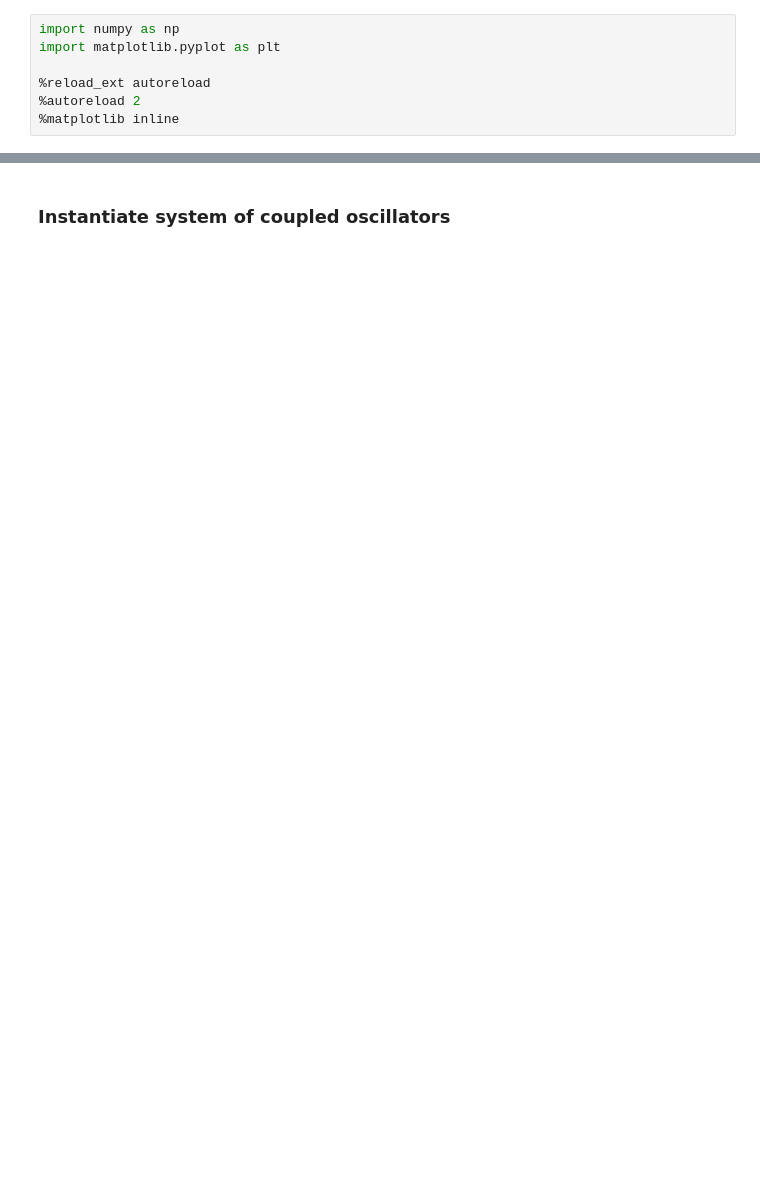
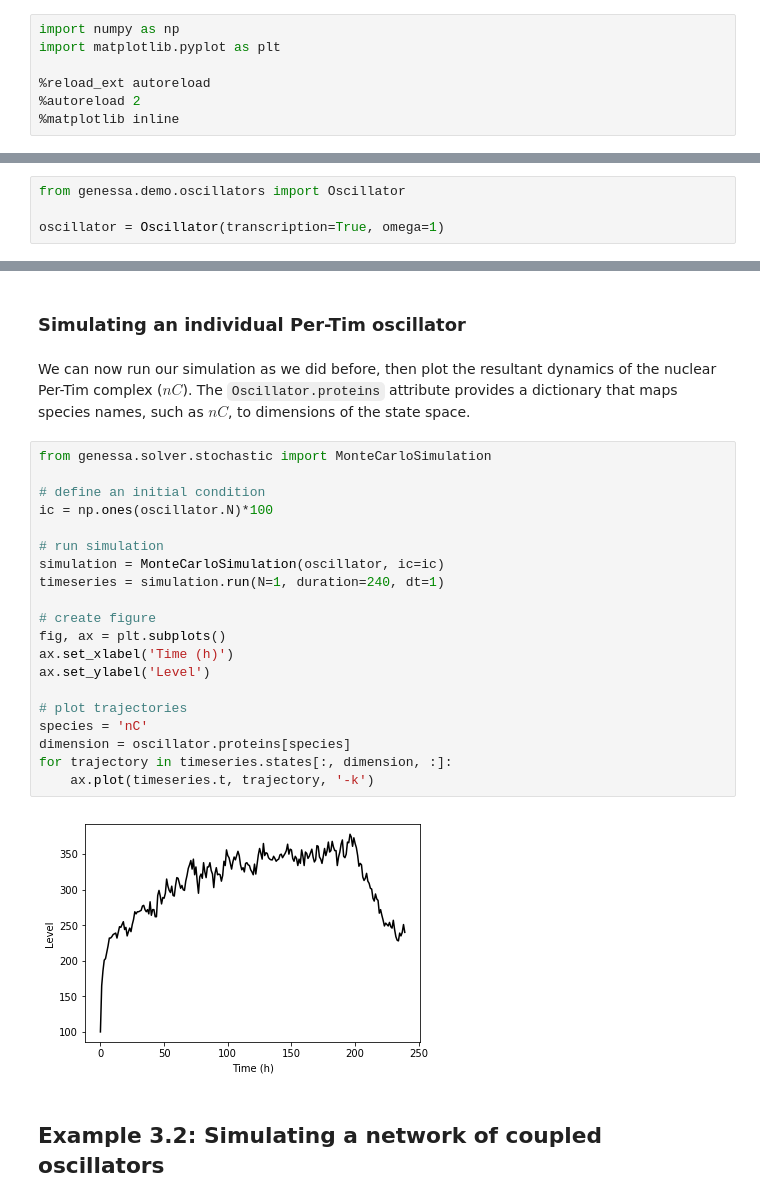
Before and after one commit to sbernasek/genessa, a Jupyter notebook: notebooks/oscillators.ipynb, the cells around one changed output, grey strips where cells are left out. Drawn from its saved outputs; the diff is of its cells as text; blank space fills up the shorter version.

Commit message:
added example notebooks

```diff
--- a/notebooks/oscillators.ipynb
+++ b/notebooks/oscillators.ipynb
@@ -7,0 +30,4 @@ import matplotlib.pyplot as plt
+# %%
+from genessa.demo.oscillators import Oscillator
+
+oscillator = Oscillator(transcription=True, omega=1)
@@ -8,2 +56,28 @@ import matplotlib.pyplot as plt
+# %% [markdown]
+### Simulating an individual Per-Tim oscillator
+# %% [markdown]
+We can now run our simulation as we did before, then plot the resultant dynamics of the nuclear Per-Tim complex ($nC$). The `Oscillator.proteins` attribute provides a dictionary that maps species names, such as $nC$, to dimensions of the state space.
+# %%
+from genessa.solver.stochastic import MonteCarloSimulation
+
+# define an initial condition
+ic = np.ones(oscillator.N)*100
+
+# run simulation
+simulation = MonteCarloSimulation(oscillator, ic=ic)
+timeseries = simulation.run(N=1, duration=240, dt=1)
+
+# create figure
+fig, ax = plt.subplots()
+ax.set_xlabel('Time (h)')
+ax.set_ylabel('Level')
+
+# plot trajectories
+species = 'nC'
+dimension = oscillator.proteins[species]
+for trajectory in timeseries.states[:, dimension, :]:
+    ax.plot(timeseries.t, trajectory, '-k')
+# %% [output]
+[figure, added]
 # %% [markdown]
-### Instantiate system of coupled oscillators
+## Example 3.2: Simulating a network of coupled oscillators
```
Also changed, not shown: parts of 24 cells of this notebook, 3 other files.
